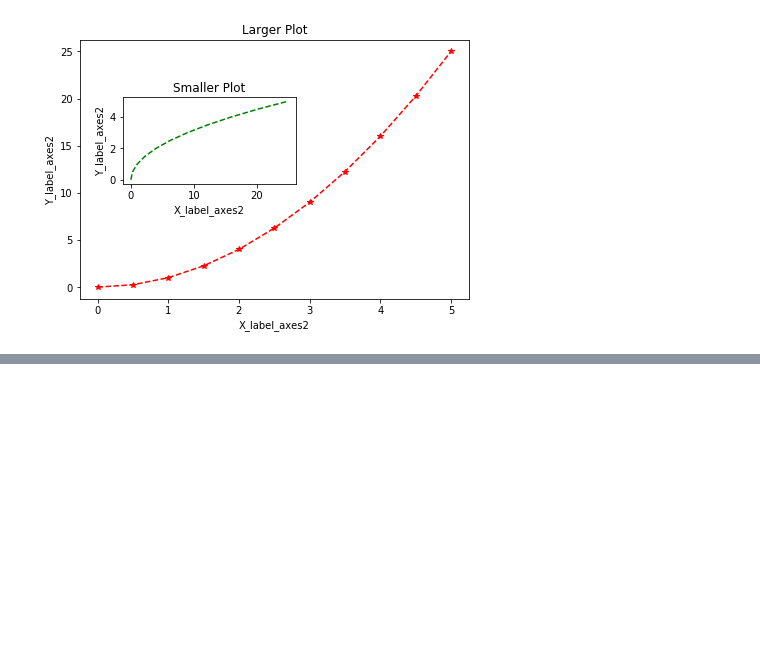
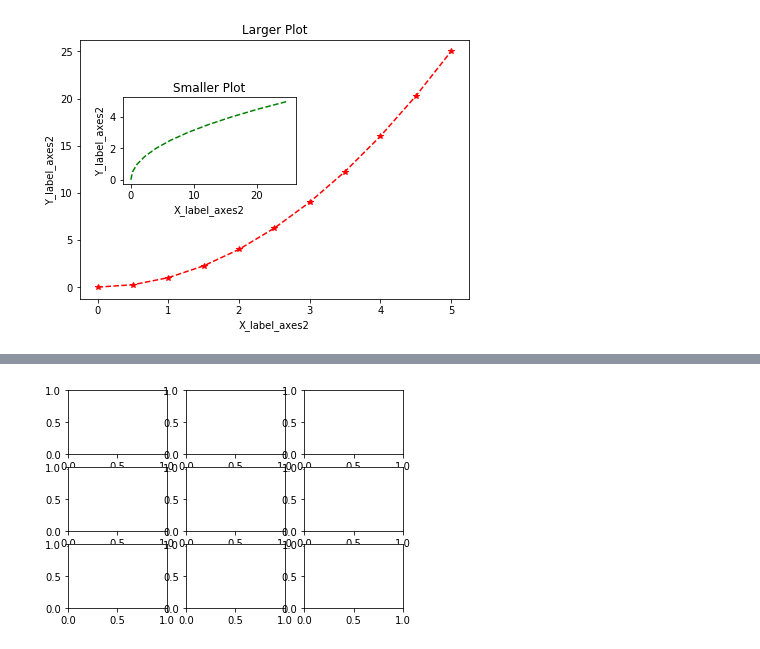
Before and after one commit to AnmolTomer/ml_bootcamp_udemy, a Jupyter notebook: 08. Data Visualization - Matplotlib/8.1 intro_to_matplotlib.ipynb, the cells around one changed output, grey strips where cells are left out. Cells and saved outputs as stored; diff of their text form; code cells hidden in the pictures; blank space fills up the shorter version.

```diff
--- a/08. Data Visualization - Matplotlib/8.1 intro_to_matplotlib.ipynb
+++ b/08. Data Visualization - Matplotlib/8.1 intro_to_matplotlib.ipynb
@@ -150,0 +171,5 @@ axes2.set_title('Smaller Plot');
+# %%
+# Another example of 3x3 rows and columns subplots
+fig, axes = plt.subplots(nrows = 3, ncols = 3)
+# %% [output]
+[figure, added]
```
Also changed, not shown: parts of 25 cells of this notebook, 2 other files.
